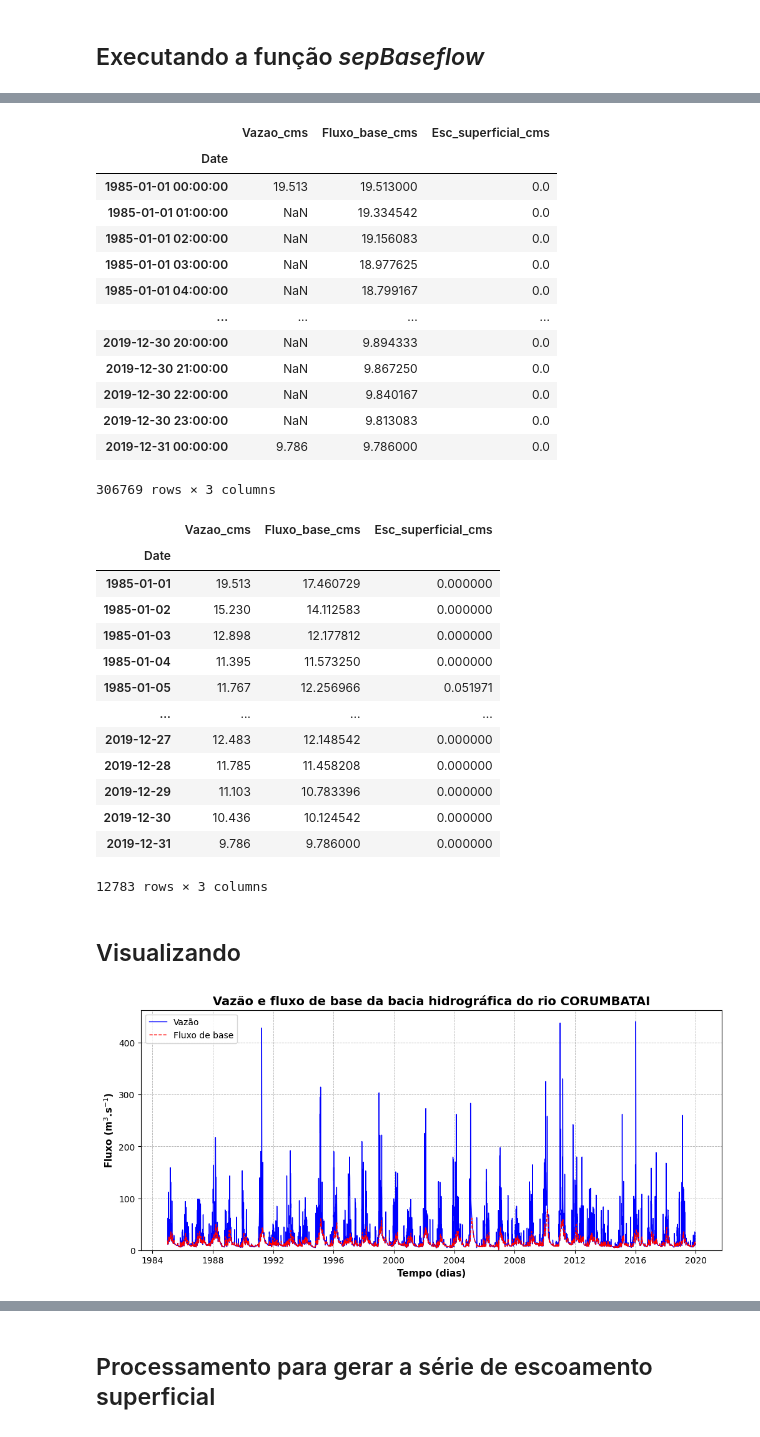
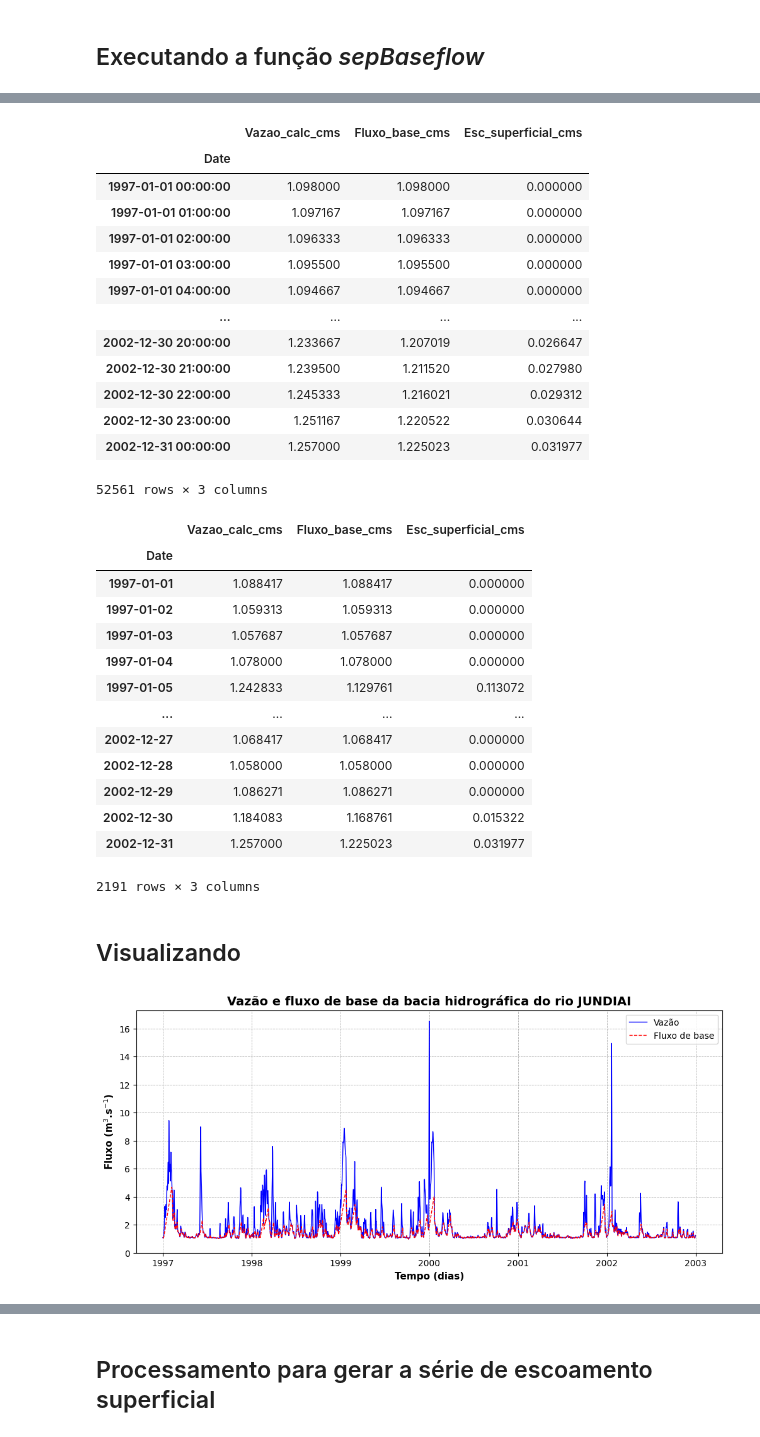
Before and after one commit to wanderam/codigos-modelagem-hidro, a Jupyter notebook: sep_hidrograma.ipynb, the cells around one changed output, grey strips where cells are left out. Cells and saved outputs as stored; diff of their text form; code cells hidden in the pictures.

```diff
--- a/sep_hidrograma.ipynb
+++ b/sep_hidrograma.ipynb
@@ -19,8 +20,8 @@ pd.options.mode.chained_assignment = None    # default='warn'  --> opção None
 # bacia = 'atibaia_cabeceira'
 # bacia = 'camanducaia'
 # bacia = 'capivari'
-bacia = 'corumbatai'
-# bacia = 'jundiai'
+# bacia = 'corumbatai'
+bacia = 'jundiai'
 
 
 path = 'D:/projetos_qswatmod/' + f'{bacia}' + '/outputs/'
@@ -160,7 +177,7 @@ elif bacia == 'corumbatai':
     Area = area_bacia_km2
     print(f'Bacia: {bacia.upper()}\nÁrea (km^2): {round(Area, 2)}\nk: {k}')
 else:
-    k = 0.000008
+    k = 0.000004
     Area = area_bacia_km2
     print(f'Bacia: {bacia.upper()}\nÁrea (km^2): {round(Area, 2)}\nk: {k}')
 # %% [output]
@@ -176,71 +212,74 @@ df2 = sepBaseflow(df, 60, Area, k, dt_max=24, tp_min=6)
 df3 = df2.copy(deep=True)
 # %%
 #Seleção das colunas (variáveis) desejadas e renoameando-as para termos mais simples
-df3 = df3.loc[:, ['Total runoff [m^3 s^-1]', 'Baseflow [m^3 s^-1]', 'Peakflow [m^3 s^-1]']]
-df3.rename(columns={'Total runoff [m^3 s^-1]': 'Vazao_cms',
-                    'Baseflow [m^3 s^-1]': 'Fluxo_base_cms',
+
+df3['Vazao_calc_cms'] = df3['Baseflow [m^3 s^-1]'] + df3['Peakflow [m^3 s^-1]']
+
+df3 = df3.loc[:, ['Vazao_calc_cms', 'Baseflow [m^3 s^-1]', 'Peakflow [m^3 s^-1]']]
+
+
+df3.rename(columns={'Baseflow [m^3 s^-1]': 'Fluxo_base_cms',
                     'Peakflow [m^3 s^-1]': 'Esc_superficial_cms'}, inplace=True)
 
-
 df3
 # %% [output]
-|  | Vazao_cms | Fluxo_base_cms | Esc_superficial_cms |
+|  | Vazao_calc_cms | Fluxo_base_cms | Esc_superficial_cms |
 | Date |  |  |  |
-| 1985-01-01 00:00:00 | 19.513 | 19.513000 | 0.0 |
-| 1985-01-01 01:00:00 | NaN | 19.334542 | 0.0 |
-| 1985-01-01 02:00:00 | NaN | 19.156083 | 0.0 |
-| 1985-01-01 03:00:00 | NaN | 18.977625 | 0.0 |
-| 1985-01-01 04:00:00 | NaN | 18.799167 | 0.0 |
+| 1997-01-01 00:00:00 | 1.098000 | 1.098000 | 0.000000 |
+| 1997-01-01 01:00:00 | 1.097167 | 1.097167 | 0.000000 |
+| 1997-01-01 02:00:00 | 1.096333 | 1.096333 | 0.000000 |
+| 1997-01-01 03:00:00 | 1.095500 | 1.095500 | 0.000000 |
+| 1997-01-01 04:00:00 | 1.094667 | 1.094667 | 0.000000 |
 | ... | ... | ... | ... |
-| 2019-12-30 20:00:00 | NaN | 9.894333 | 0.0 |
-| 2019-12-30 21:00:00 | NaN | 9.867250 | 0.0 |
-| 2019-12-30 22:00:00 | NaN | 9.840167 | 0.0 |
-| 2019-12-30 23:00:00 | NaN | 9.813083 | 0.0 |
-| 2019-12-31 00:00:00 | 9.786 | 9.786000 | 0.0 |
+| 2002-12-30 20:00:00 | 1.233667 | 1.207019 | 0.026647 |
+| 2002-12-30 21:00:00 | 1.239500 | 1.211520 | 0.027980 |
+| 2002-12-30 22:00:00 | 1.245333 | 1.216021 | 0.029312 |
+| 2002-12-30 23:00:00 | 1.251167 | 1.220522 | 0.030644 |
+| 2002-12-31 00:00:00 | 1.257000 | 1.225023 | 0.031977 |
-306769 rows × 3 columns
+52561 rows × 3 columns
 # %%
 #Remostragem para escala diária
-df3 = df3.resample('D').agg({'Vazao_cms': 'mean',
+df3 = df3.resample('D').agg({'Vazao_calc_cms': 'mean',
                              'Fluxo_base_cms': 'mean',
                              'Esc_superficial_cms': 'mean'})
 
 df3
 # %% [output]
-|  | Vazao_cms | Fluxo_base_cms | Esc_superficial_cms |
+|  | Vazao_calc_cms | Fluxo_base_cms | Esc_superficial_cms |
 | Date |  |  |  |
-| 1985-01-01 | 19.513 | 17.460729 | 0.000000 |
-| 1985-01-02 | 15.230 | 14.112583 | 0.000000 |
-| 1985-01-03 | 12.898 | 12.177812 | 0.000000 |
-| 1985-01-04 | 11.395 | 11.573250 | 0.000000 |
-| 1985-01-05 | 11.767 | 12.256966 | 0.051971 |
+| 1997-01-01 | 1.088417 | 1.088417 | 0.000000 |
+| 1997-01-02 | 1.059313 | 1.059313 | 0.000000 |
+| 1997-01-03 | 1.057687 | 1.057687 | 0.000000 |
+| 1997-01-04 | 1.078000 | 1.078000 | 0.000000 |
+| 1997-01-05 | 1.242833 | 1.129761 | 0.113072 |
 | ... | ... | ... | ... |
-| 2019-12-27 | 12.483 | 12.148542 | 0.000000 |
-| 2019-12-28 | 11.785 | 11.458208 | 0.000000 |
-| 2019-12-29 | 11.103 | 10.783396 | 0.000000 |
-| 2019-12-30 | 10.436 | 10.124542 | 0.000000 |
-| 2019-12-31 | 9.786 | 9.786000 | 0.000000 |
+| 2002-12-27 | 1.068417 | 1.068417 | 0.000000 |
+| 2002-12-28 | 1.058000 | 1.058000 | 0.000000 |
+| 2002-12-29 | 1.086271 | 1.086271 | 0.000000 |
+| 2002-12-30 | 1.184083 | 1.168761 | 0.015322 |
+| 2002-12-31 | 1.257000 | 1.225023 | 0.031977 |
-12783 rows × 3 columns
+2191 rows × 3 columns
 # %% [markdown]
 ## Visualizando
 # %%
 #Configurando a figura
 plt.figure(figsize=(12, 5))
 
 #Plotando vazão e fluxo de base
-plt.plot(df3.index, df3['Vazao_cms'], color='blue', lw=1.0, ls='-', label='Vazão')
+plt.plot(df3.index, df3['Vazao_calc_cms'], color='blue', lw=1.0, ls='-', label='Vazão')
 plt.plot(df3.index, df3['Fluxo_base_cms'], color='red', lw=1.0, ls='--', label='Fluxo de base')
 
 #Demais elementos do gráfico
 plt.title(f'Vazão e fluxo de base da bacia hidrográfica do rio {bacia.upper()}', fontsize=14, color='k', weight='bold')
 plt.ylabel('Fluxo (m$^{3}$.s$^{-1}$)', fontsize=11, color='k', weight='bold')
 plt.xlabel('Tempo (dias)', fontsize=11, color='k', weight='bold')
 plt.ylim(0, None)
 plt.legend()
 plt.grid(True, lw=0.6, ls='--')
 
 
 # plt.xlim(dt.datetime(2005, 1, 1), dt.datetime(2005, 12, 31))    # Para filtrar um determinado período no gráfico
 
 plt.show()
 # %% [output]
-[figure, old version]
+[figure, new version]
```
Also changed, not shown: parts of 20 cells of this notebook, 1 other file.
